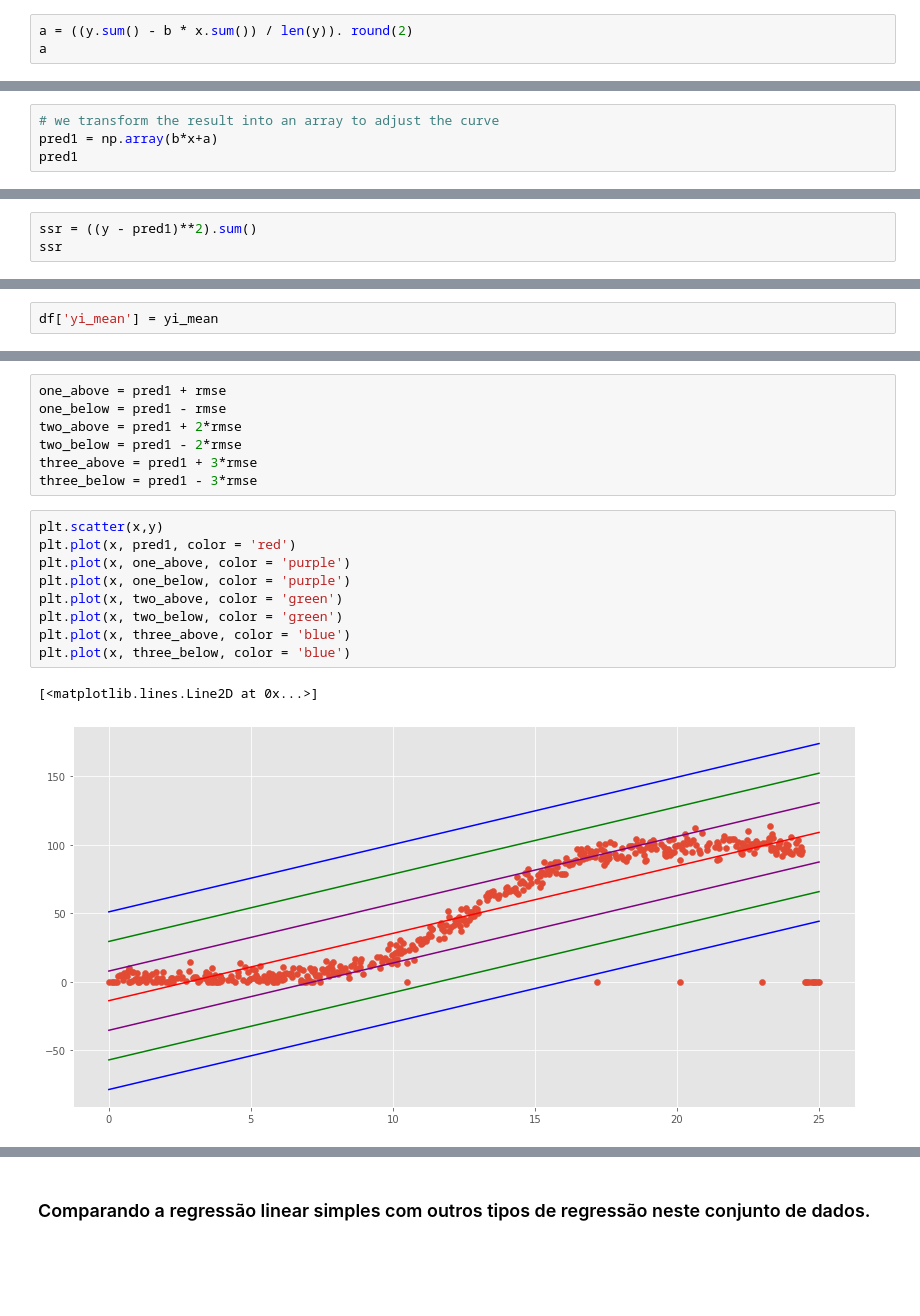
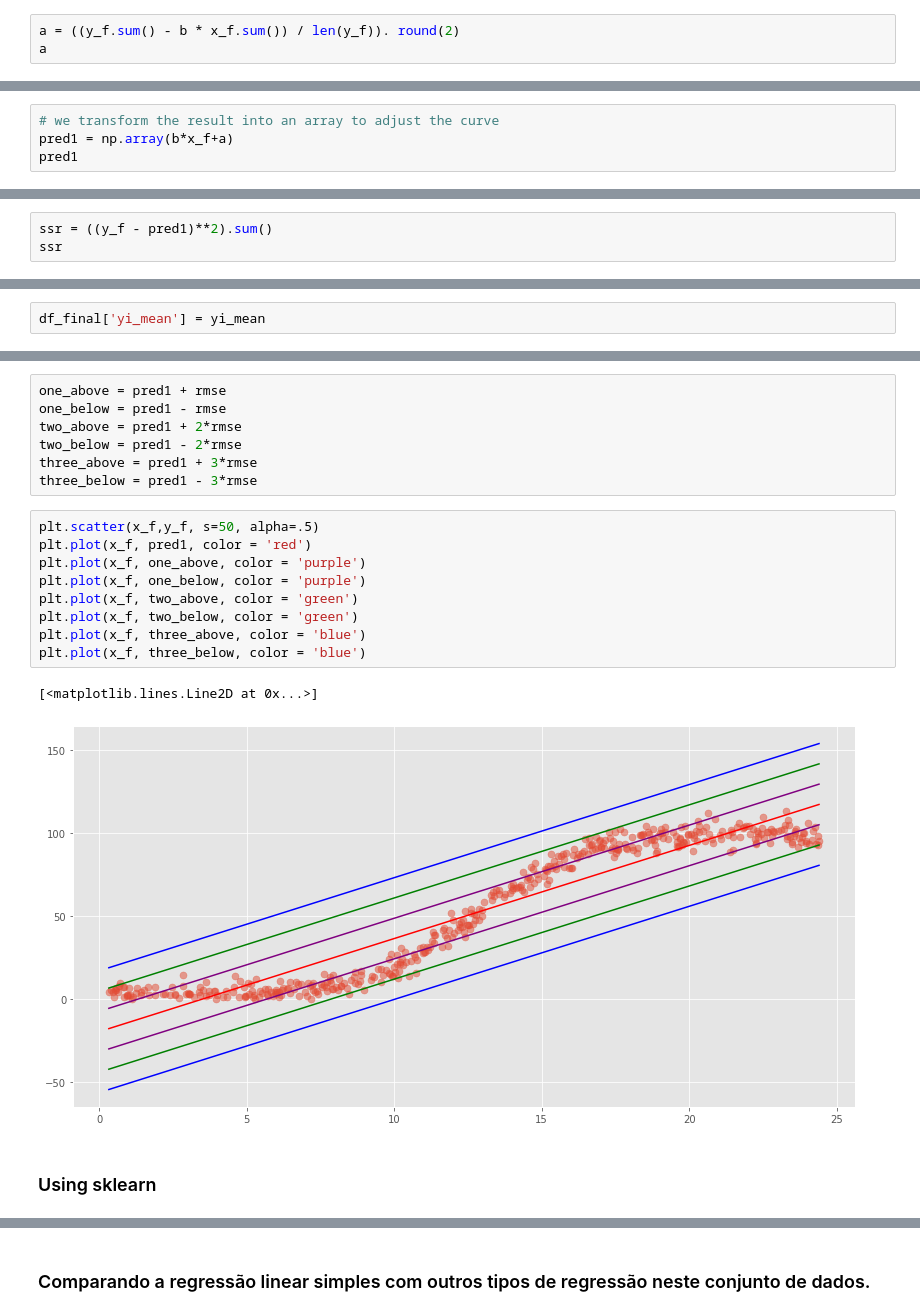
Before and after one commit to claudiamorazzoni/project_fda, a Jupyter notebook: Project - Fundamentals of Data Analysis.ipynb, the cells around one changed output, grey strips where cells are left out. Cells and saved outputs as stored; diff of their text form; blank space fills up the shorter version.

Commit message:
using sklearn

```diff
--- a/Project - Fundamentals of Data Analysis.ipynb
+++ b/Project - Fundamentals of Data Analysis.ipynb
@@ -313,4 +286,4 @@ b
 # %%
-a = ((y.sum() - b * x.sum()) / len(y)). round(2)
+a = ((y_f.sum() - b * x_f.sum()) / len(y_f)). round(2)
 a
 # %% [output]
@@ -324,5 +297,5 @@ array([  4.91759567, -13.89990263])
 # %%
 # we transform the result into an array to adjust the curve
-pred1 = np.array(b*x+a)
+pred1 = np.array(b*x_f+a)
 pred1
 # %% [output]
@@ -382,6 +353,6 @@ To find the value of R-square we will try to reproduce it according to the formu
 # %% [markdown]
 ![r_squared_constant.png](attachment:r_squared_constant.png)
 # %%
-ssr = ((y - pred1)**2).sum()
+ssr = ((y_f - pred1)**2).sum()
 ssr
 # %% [output]
@@ -394,3 +365,3 @@ sst
 # %%
-df['yi_mean'] = yi_mean
+df_final['yi_mean'] = yi_mean
 # %%
@@ -427,14 +398,16 @@ two_below = pred1 - 2*rmse
 three_above = pred1 + 3*rmse
 three_below = pred1 - 3*rmse
 # %%
-plt.scatter(x,y)
-plt.plot(x, pred1, color = 'red')
-plt.plot(x, one_above, color = 'purple')
-plt.plot(x, one_below, color = 'purple')
-plt.plot(x, two_above, color = 'green')
-plt.plot(x, two_below, color = 'green')
-plt.plot(x, three_above, color = 'blue')
-plt.plot(x, three_below, color = 'blue')
+plt.scatter(x_f,y_f, s=50, alpha=.5)
+plt.plot(x_f, pred1, color = 'red')
+plt.plot(x_f, one_above, color = 'purple')
+plt.plot(x_f, one_below, color = 'purple')
+plt.plot(x_f, two_above, color = 'green')
+plt.plot(x_f, two_below, color = 'green')
+plt.plot(x_f, three_above, color = 'blue')
+plt.plot(x_f, three_below, color = 'blue')
 # %% [output]
 [<matplotlib.lines.Line2D at 0x...>]
-[figure, old version]
+[figure, new version]
+# %% [markdown]
+### Using sklearn
```
Also changed, not shown: parts of 43 cells of this notebook.
